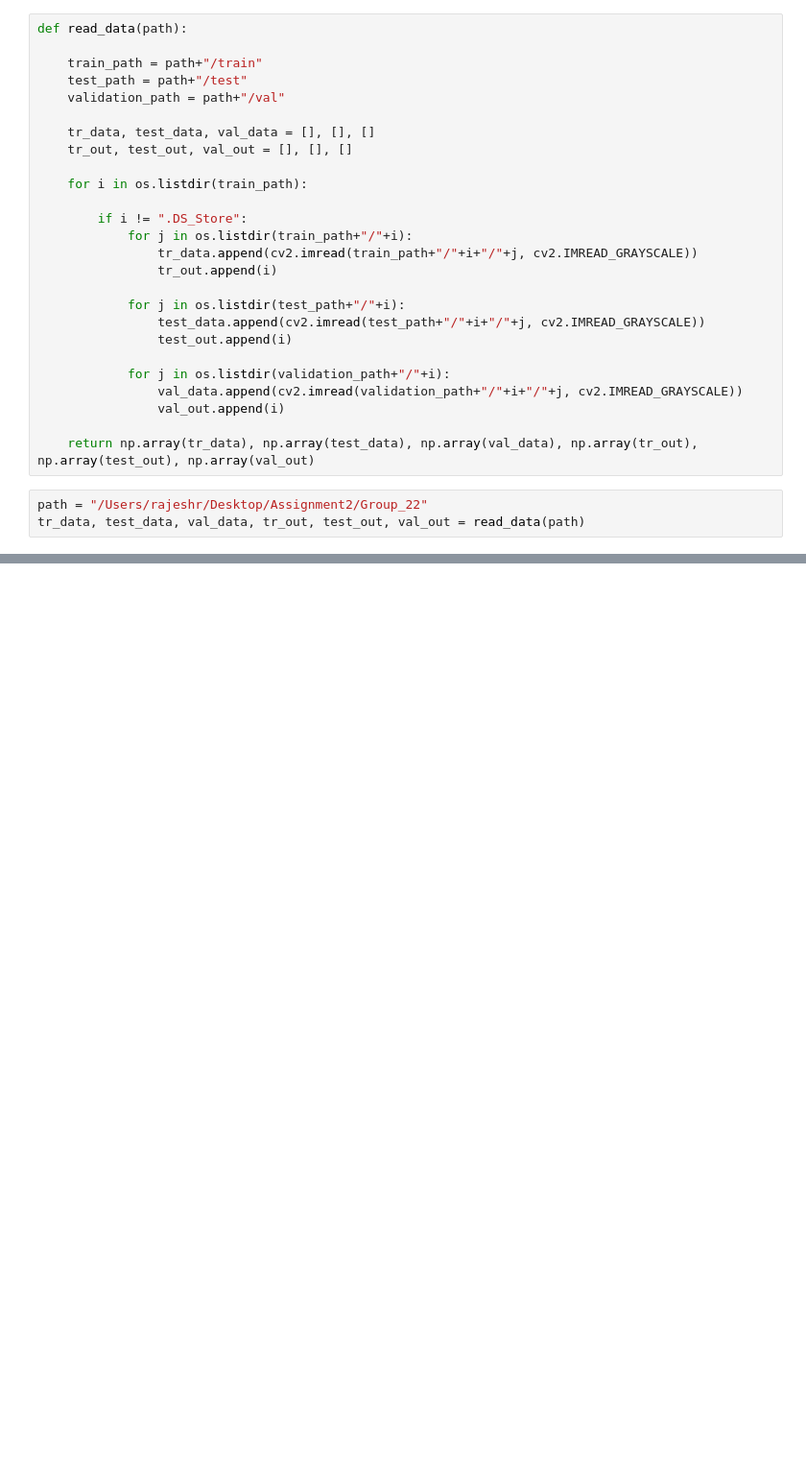
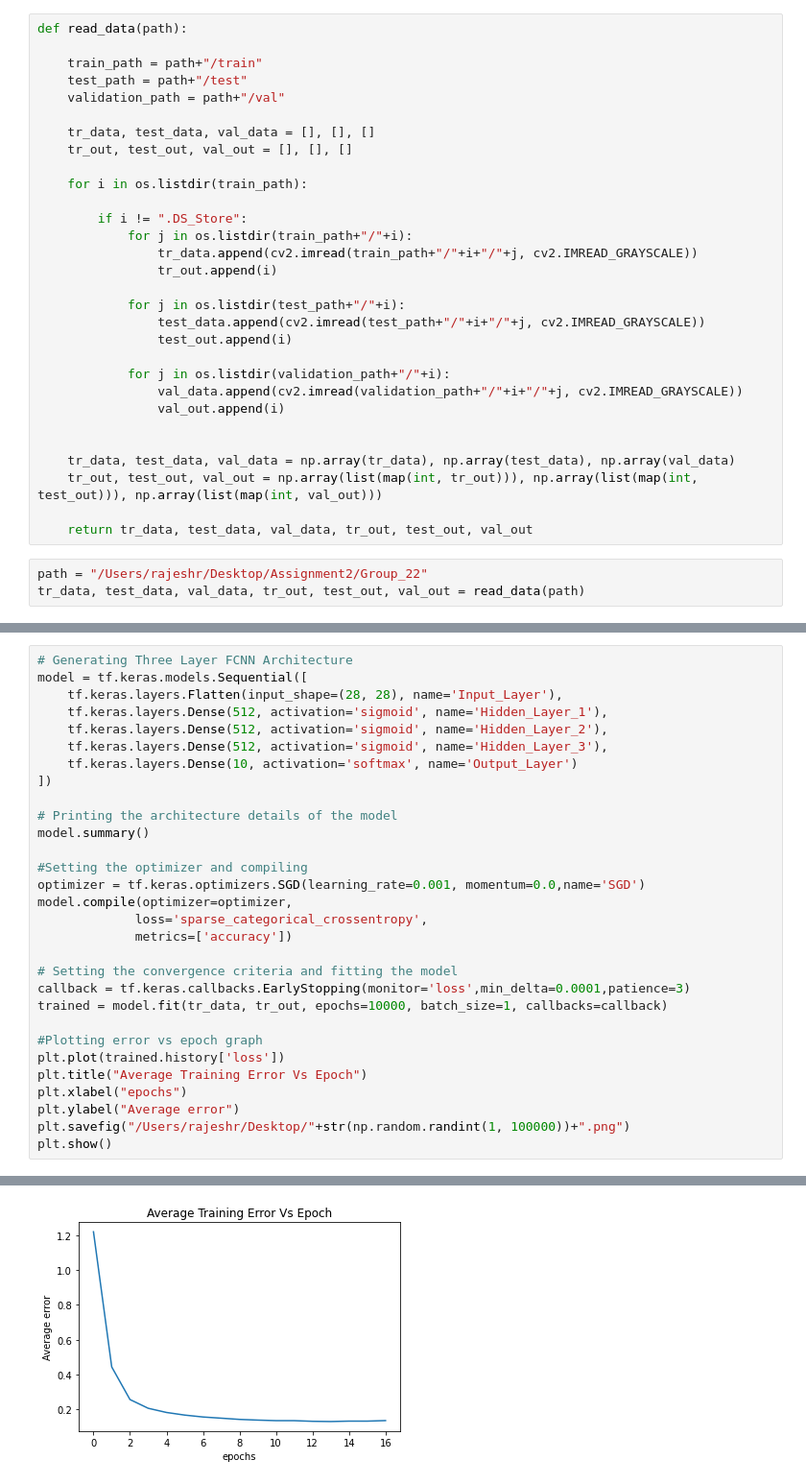
Before and after one commit to its-rajesh/Deep-Learning, a Jupyter notebook: Optimizers/optimizers.ipynb, the cells around one changed output, grey strips where cells are left out. Shown: that part at 96% size. Drawn from its saved outputs; the diff is of its cells as text; blank space fills up the shorter version.

```diff
--- a/Optimizers/optimizers.ipynb
+++ b/Optimizers/optimizers.ipynb
@@ -33,7 +36,11 @@ def read_data(path):
                 val_data.append(cv2.imread(validation_path+"/"+i+"/"+j, cv2.IMREAD_GRAYSCALE))
                 val_out.append(i)
 
-    return np.array(tr_data), np.array(test_data), np.array(val_data), np.array(tr_out), np.array(test_out), np.array(val_out)
+
+    tr_data, test_data, val_data = np.array(tr_data), np.array(test_data), np.array(val_data)
+    tr_out, test_out, val_out = np.array(list(map(int, tr_out))), np.array(list(map(int, test_out))), np.array(list(map(int, val_out)))
+
+    return tr_data, test_data, val_data, tr_out, test_out, val_out
 # %%
 path = "/Users/rajeshr/Desktop/Assignment2/Group_22"
 tr_data, test_data, val_data, tr_out, test_out, val_out = read_data(path)
@@ -53,0 +51,31 @@ val_flatten = flatten_data(val_data)
+# %%
+# Generating Three Layer FCNN Architecture
+model = tf.keras.models.Sequential([
+    tf.keras.layers.Flatten(input_shape=(28, 28), name='Input_Layer'),
+    tf.keras.layers.Dense(512, activation='sigmoid', name='Hidden_Layer_1'),
+    tf.keras.layers.Dense(512, activation='sigmoid', name='Hidden_Layer_2'),
+    tf.keras.layers.Dense(512, activation='sigmoid', name='Hidden_Layer_3'),
+    tf.keras.layers.Dense(10, activation='softmax', name='Output_Layer')
+])
+
+# Printing the architecture details of the model
+model.summary()
+
+#Setting the optimizer and compiling
+optimizer = tf.keras.optimizers.SGD(learning_rate=0.001, momentum=0.0,name='SGD')
+model.compile(optimizer=optimizer,
+             loss='sparse_categorical_crossentropy',
+             metrics=['accuracy'])
+
+# Setting the convergence criteria and fitting the model
+callback = tf.keras.callbacks.EarlyStopping(monitor='loss',min_delta=0.0001,patience=3)
+trained = model.fit(tr_data, tr_out, epochs=10000, batch_size=1, callbacks=callback)
+
+#Plotting error vs epoch graph
+plt.plot(trained.history['loss'])
+plt.title("Average Training Error Vs Epoch")
+plt.xlabel("epochs")
+plt.ylabel("Average error")
+plt.savefig("/Users/rajeshr/Desktop/"+str(np.random.randint(1, 100000))+".png")
+plt.show()
+# %% [output]
@@ -53,0 +99 @@ val_flatten = flatten_data(val_data)
+[figure, added]
```
Also changed, not shown: parts of 46 cells of this notebook.
